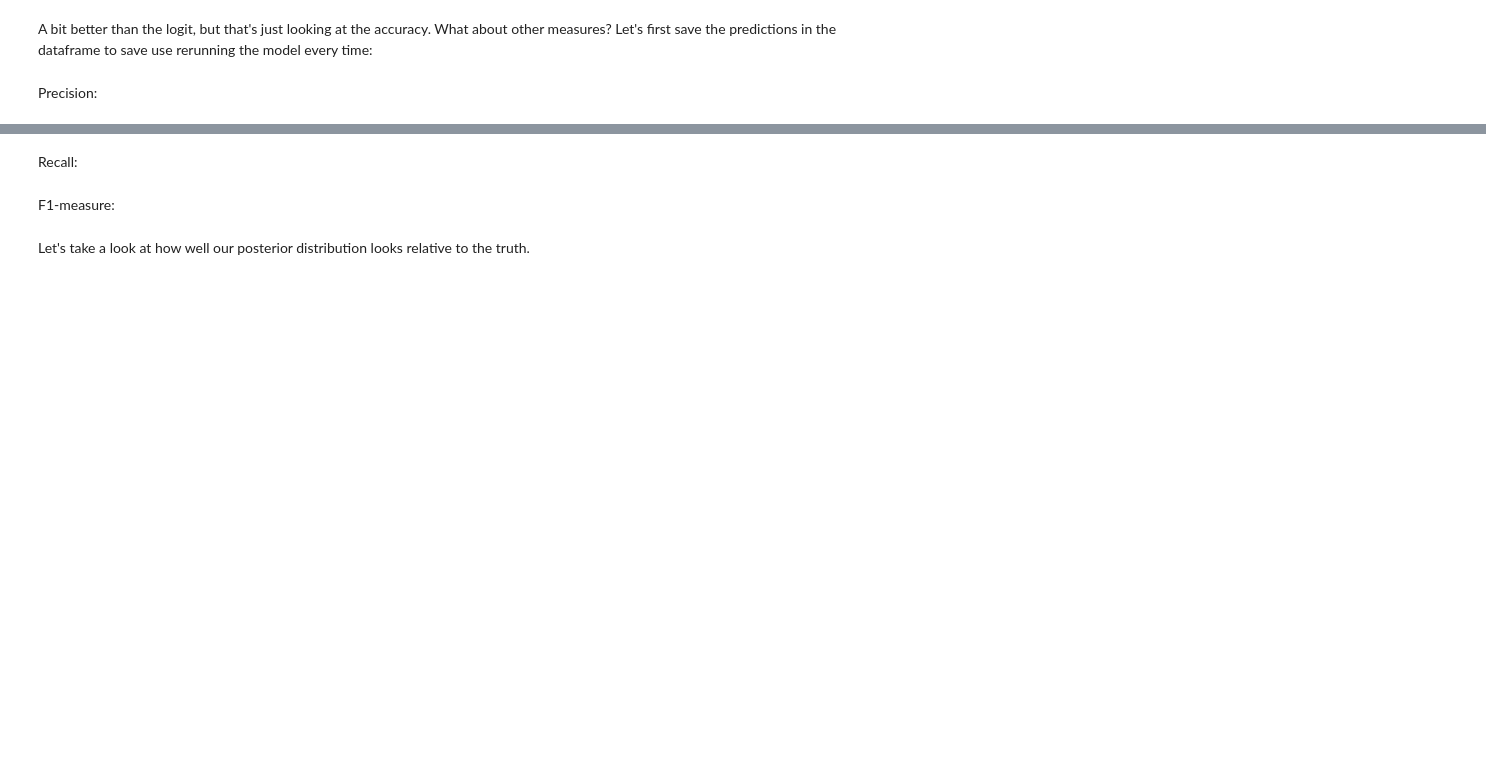
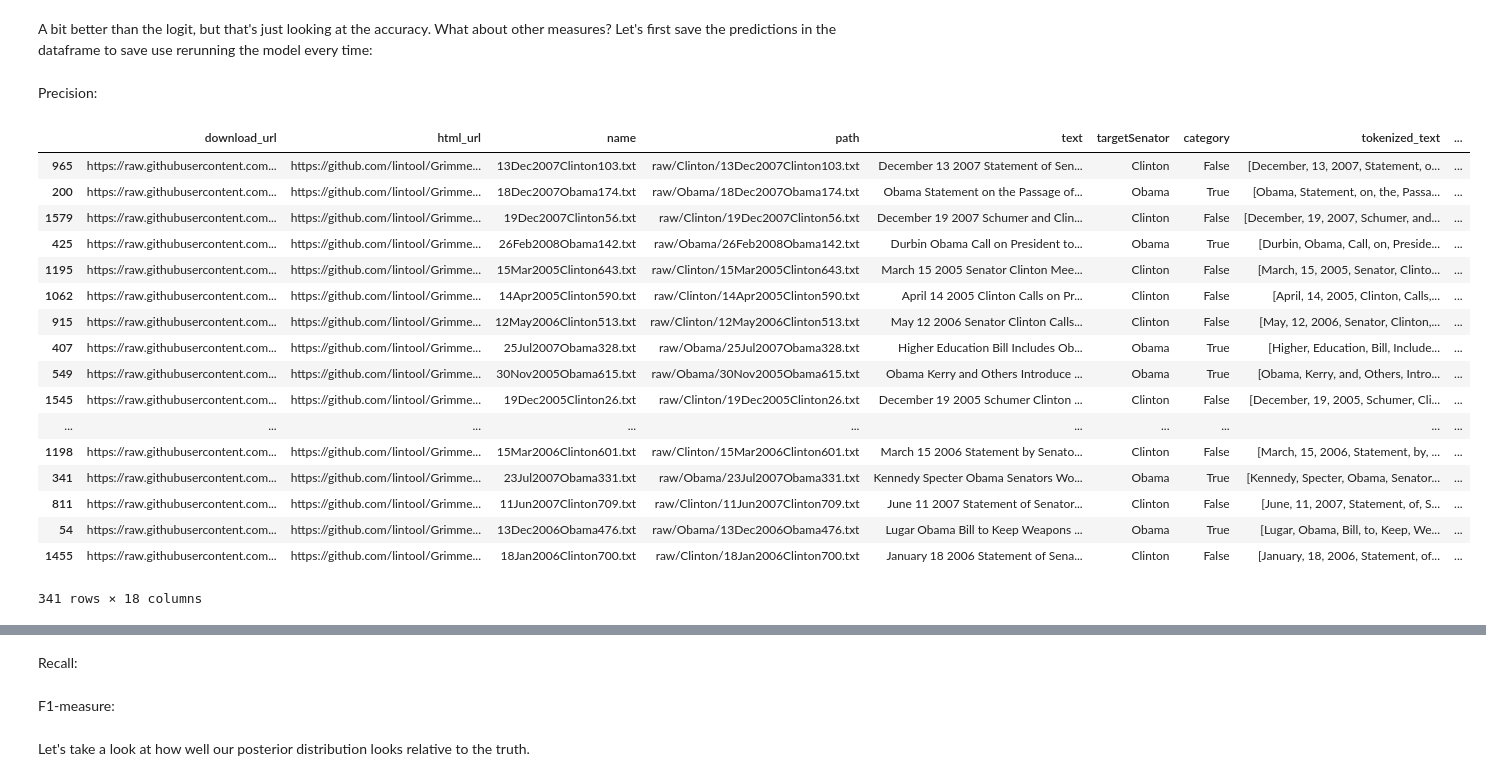
Before and after one commit to t-a-trahan/content-analysis-2018, a Jupyter notebook: 6-Classification/6-Classification.ipynb, the cells around one changed output, grey strips where cells are left out. Saved outputs shown, nothing was run; the diff lists cells and outputs as text; code cells hidden in the pictures; blank space fills up the shorter version.

```diff
--- a/6-Classification/6-Classification.ipynb
+++ b/6-Classification/6-Classification.ipynb
@@ -1050,5 +1117,26 @@ test_data_df['nb_predict'] = naiveBayes.predict(np.stack(test_data_df['vect'], a
 test_data_df['nb_predict_prob_true'] = naiveBayes.predict_proba(np.stack(test_data_df['vect'], axis=0))[:,0] #other is prop false
 # %% [markdown]
 Precision:
+# %%
+display(test_data_df)
+# %% [output]
+|  | download_url | html_url | name | path | text | targetSenator | category | tokenized_text | ... |
+| 965 | https://raw.githubusercontent.com... | https://github.com/lintool/Grimme... | 13Dec2007Clinton103.txt | raw/Clinton/13Dec2007Clinton103.txt | December 13 2007 Statement of Sen... | Clinton | False | [December, 13, 2007, Statement, o... | ... |
+| 200 | https://raw.githubusercontent.com... | https://github.com/lintool/Grimme... | 18Dec2007Obama174.txt | raw/Obama/18Dec2007Obama174.txt | Obama Statement on the Passage of... | Obama | True | [Obama, Statement, on, the, Passa... | ... |
+| 1579 | https://raw.githubusercontent.com... | https://github.com/lintool/Grimme... | 19Dec2007Clinton56.txt | raw/Clinton/19Dec2007Clinton56.txt | December 19 2007 Schumer and Clin... | Clinton | False | [December, 19, 2007, Schumer, and... | ... |
+| 425 | https://raw.githubusercontent.com... | https://github.com/lintool/Grimme... | 26Feb2008Obama142.txt | raw/Obama/26Feb2008Obama142.txt | Durbin Obama Call on President to... | Obama | True | [Durbin, Obama, Call, on, Preside... | ... |
+| 1195 | https://raw.githubusercontent.com... | https://github.com/lintool/Grimme... | 15Mar2005Clinton643.txt | raw/Clinton/15Mar2005Clinton643.txt | March 15 2005 Senator Clinton Mee... | Clinton | False | [March, 15, 2005, Senator, Clinto... | ... |
+| 1062 | https://raw.githubusercontent.com... | https://github.com/lintool/Grimme... | 14Apr2005Clinton590.txt | raw/Clinton/14Apr2005Clinton590.txt | April 14 2005 Clinton Calls on Pr... | Clinton | False | [April, 14, 2005, Clinton, Calls,... | ... |
+| 915 | https://raw.githubusercontent.com... | https://github.com/lintool/Grimme... | 12May2006Clinton513.txt | raw/Clinton/12May2006Clinton513.txt | May 12 2006 Senator Clinton Calls... | Clinton | False | [May, 12, 2006, Senator, Clinton,... | ... |
+| 407 | https://raw.githubusercontent.com... | https://github.com/lintool/Grimme... | 25Jul2007Obama328.txt | raw/Obama/25Jul2007Obama328.txt | Higher Education Bill Includes Ob... | Obama | True | [Higher, Education, Bill, Include... | ... |
+| 549 | https://raw.githubusercontent.com... | https://github.com/lintool/Grimme... | 30Nov2005Obama615.txt | raw/Obama/30Nov2005Obama615.txt | Obama Kerry and Others Introduce ... | Obama | True | [Obama, Kerry, and, Others, Intro... | ... |
+| 1545 | https://raw.githubusercontent.com... | https://github.com/lintool/Grimme... | 19Dec2005Clinton26.txt | raw/Clinton/19Dec2005Clinton26.txt | December 19 2005 Schumer Clinton ... | Clinton | False | [December, 19, 2005, Schumer, Cli... | ... |
+| ... | ... | ... | ... | ... | ... | ... | ... | ... | ... |
+| 1198 | https://raw.githubusercontent.com... | https://github.com/lintool/Grimme... | 15Mar2006Clinton601.txt | raw/Clinton/15Mar2006Clinton601.txt | March 15 2006 Statement by Senato... | Clinton | False | [March, 15, 2006, Statement, by, ... | ... |
+| 341 | https://raw.githubusercontent.com... | https://github.com/lintool/Grimme... | 23Jul2007Obama331.txt | raw/Obama/23Jul2007Obama331.txt | Kennedy Specter Obama Senators Wo... | Obama | True | [Kennedy, Specter, Obama, Senator... | ... |
+| 811 | https://raw.githubusercontent.com... | https://github.com/lintool/Grimme... | 11Jun2007Clinton709.txt | raw/Clinton/11Jun2007Clinton709.txt | June 11 2007 Statement of Senator... | Clinton | False | [June, 11, 2007, Statement, of, S... | ... |
+| 54 | https://raw.githubusercontent.com... | https://github.com/lintool/Grimme... | 13Dec2006Obama476.txt | raw/Obama/13Dec2006Obama476.txt | Lugar Obama Bill to Keep Weapons ... | Obama | True | [Lugar, Obama, Bill, to, Keep, We... | ... |
+| 1455 | https://raw.githubusercontent.com... | https://github.com/lintool/Grimme... | 18Jan2006Clinton700.txt | raw/Clinton/18Jan2006Clinton700.txt | January 18 2006 Statement of Sena... | Clinton | False | [January, 18, 2006, Statement, of... | ... |
+341 rows × 18 columns
 # %%
 sklearn.metrics.precision_score(test_data_df['nb_predict'], test_data_df['category'])
```
Also changed, not shown: parts of 17 cells of this notebook, 10 other files.
